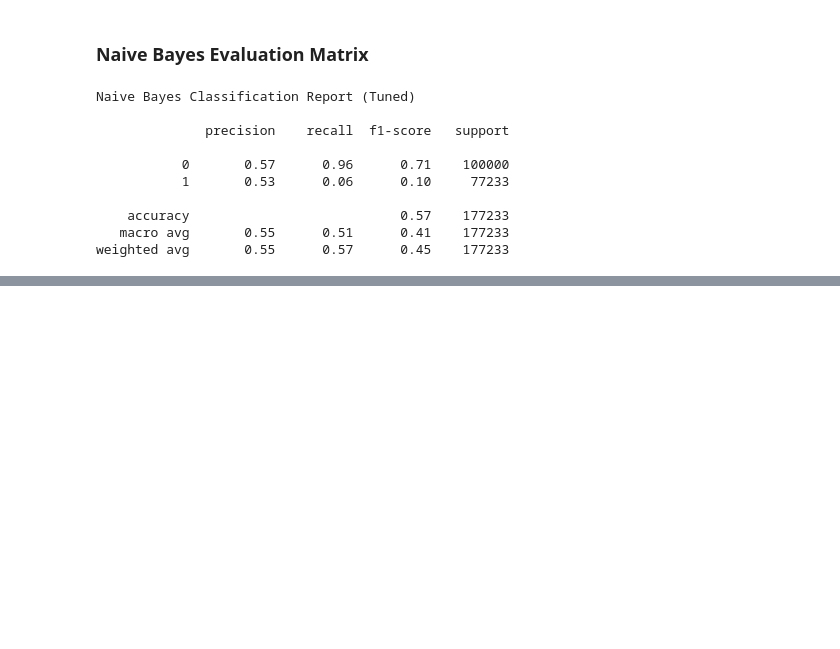
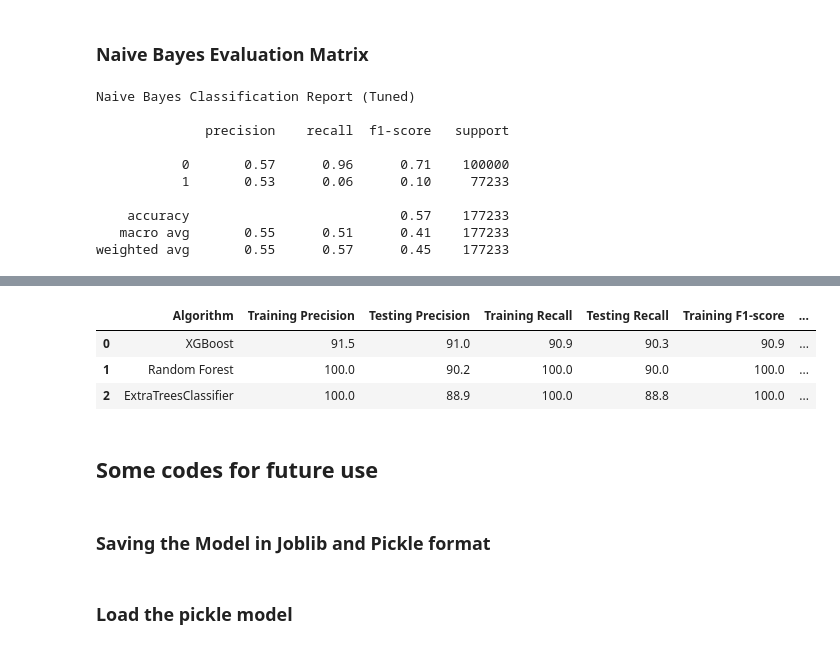
Before and after one commit to rafsunsheikh/money_laundering, a Jupyter notebook: Anti_money_laundering.ipynb, the cells around one changed output, grey strips where cells are left out. Saved outputs shown, nothing was run; the diff lists cells and outputs as text; code cells hidden in the pictures; blank space fills up the shorter version.

```diff
--- a/Anti_money_laundering.ipynb
+++ b/Anti_money_laundering.ipynb
@@ -987,0 +1271,34 @@ NameError: name 'knn' is not defined
+# %%
+# Initialize a list to store the scores
+all_scores = []
+
+# Iterate over the results
+for classifier_name, metrics in results.items():
+    # Append the scores to the list
+    all_scores.append({
+        'Algorithm': classifier_name,
+        'Training Precision': metrics['training']['precision'],
+        'Testing Precision': metrics['testing']['precision'],
+        'Training Recall': metrics['training']['recall'],
+        'Testing Recall': metrics['testing']['recall'],
+        'Training F1-score': metrics['training']['f1-score'],
+        'Testing F1-score': metrics['testing']['f1-score']
+    })
+
+# Create a DataFrame from the scores list
+scores_df = pd.DataFrame(all_scores)
+
+# Sort the DataFrame by the 'Testing F1-score' column in descending order
+scores_sorted = scores_df.sort_values(by='Testing F1-score', ascending=False)
+
+# Display the sorted DataFrame
+scores_sorted
+# %% [output]
+|  | Algorithm | Training Precision | Testing Precision | Training Recall | Testing Recall | Training F1-score | ... |
+| 0 | XGBoost | 91.5 | 91.0 | 90.9 | 90.3 | 90.9 | ... |
+| 1 | Random Forest | 100.0 | 90.2 | 100.0 | 90.0 | 100.0 | ... |
+| 2 | ExtraTreesClassifier | 100.0 | 88.9 | 100.0 | 88.8 | 100.0 | ... |
+# %% [markdown]
+## **Some codes for future use**
+# %% [markdown]
+### Saving the Model in Joblib and Pickle format
@@ -987,0 +1316,2 @@ NameError: name 'knn' is not defined
+# %% [markdown]
+### Load the pickle model
```
Also changed, not shown: parts of 54 cells of this notebook.
